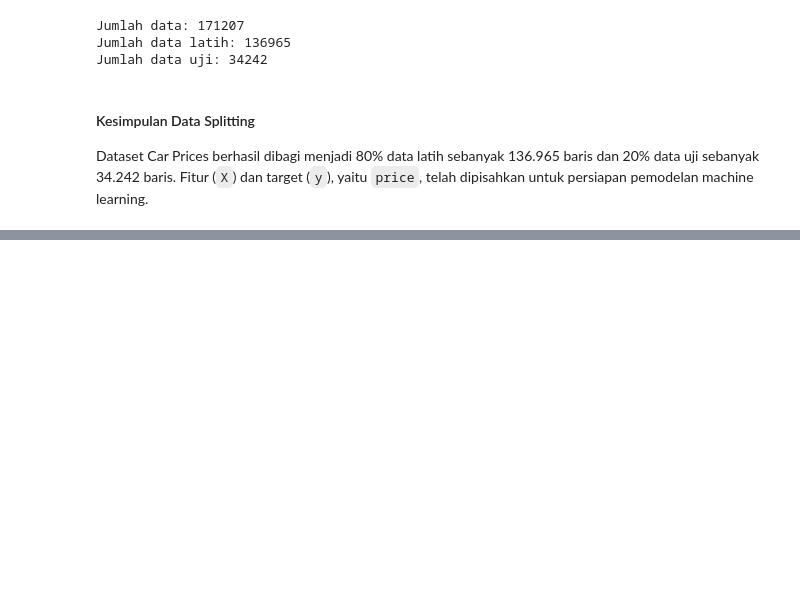
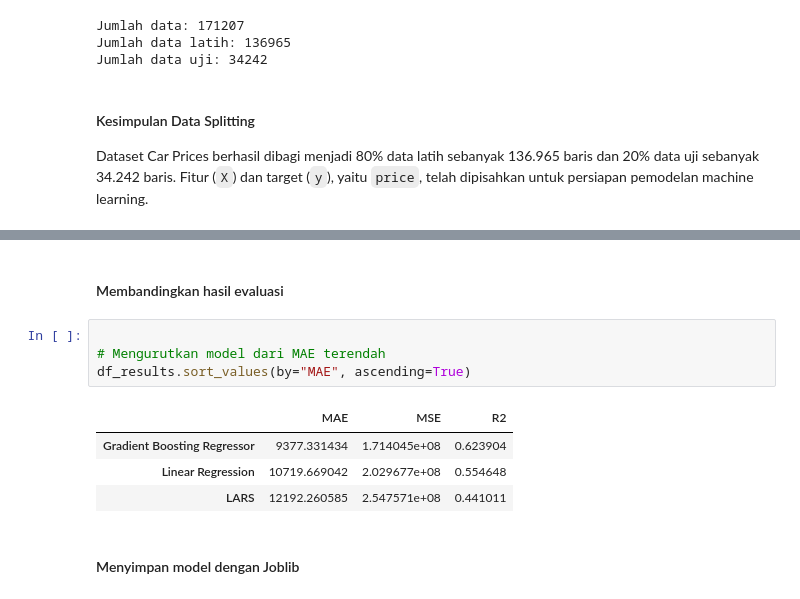
Before and after one commit to Oxjun/Machine_Learning, a Jupyter notebook: Tugas_car-prices/Tugas_car-prices.ipynb, the cells around one changed output, grey strips where cells are left out. Saved outputs shown, nothing was run; the diff lists cells and outputs as text; blank space fills up the shorter version.

```diff
--- a/Tugas_car-prices/Tugas_car-prices.ipynb
+++ b/Tugas_car-prices/Tugas_car-prices.ipynb
@@ -610,0 +708,13 @@ df = train.loc[condition].copy()
+# %% [markdown]
+#### Membandingkan hasil evaluasi
+# %%
+
+# Mengurutkan model dari MAE terendah
+df_results.sort_values(by="MAE", ascending=True)
+# %% [output]
+|  | MAE | MSE | R2 |
+| Gradient Boosting Regressor | 9377.331434 | 1.714045e+08 | 0.623904 |
+| Linear Regression | 10719.669042 | 2.029677e+08 | 0.554648 |
+| LARS | 12192.260585 | 2.547571e+08 | 0.441011 |
+# %% [markdown]
+#### Menyimpan model dengan Joblib
```
Also changed, not shown: parts of 19 cells of this notebook, 5 other files.
